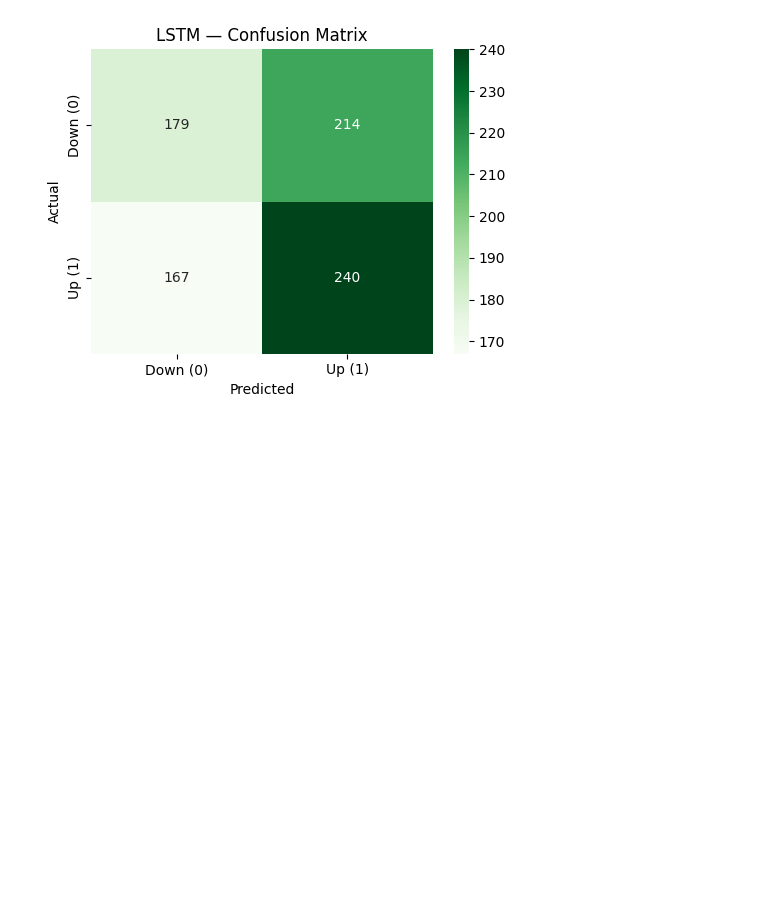
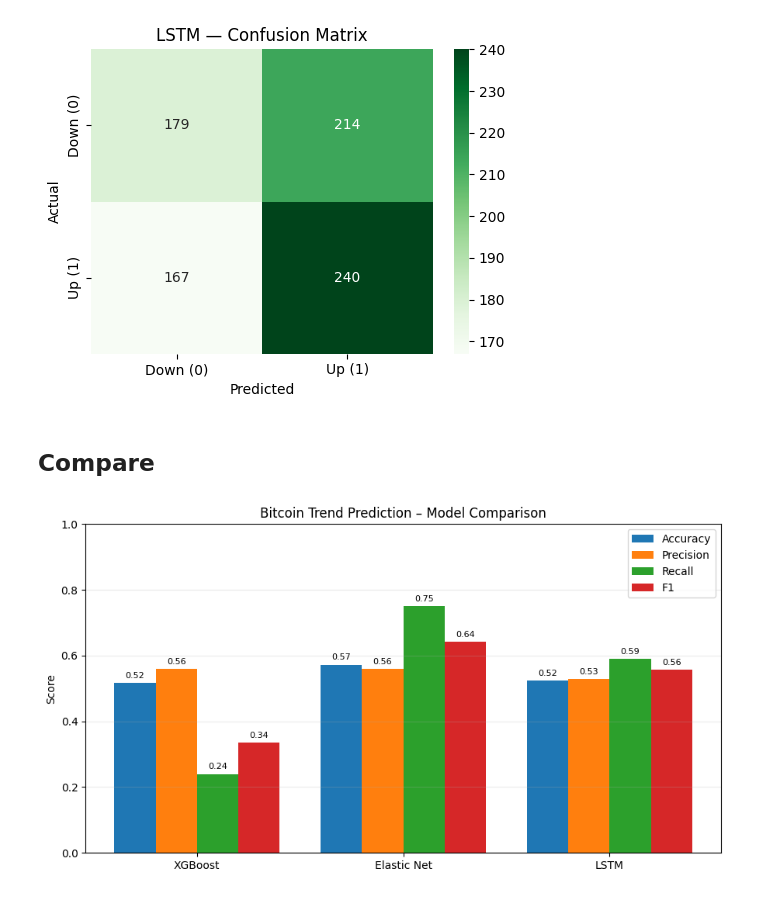
Before and after one commit to jordisa20/BTC-Price-Predictor, a Jupyter notebook: notebooks/bitcoin_trend.ipynb, the cells around one changed output. Saved outputs shown, nothing was run; the diff lists cells and outputs as text; code cells hidden in the pictures; blank space fills up the shorter version.

Commit message:
Add model comparison chart with value labels above each bar

```diff
--- a/notebooks/bitcoin_trend.ipynb
+++ b/notebooks/bitcoin_trend.ipynb
@@ -487,3 +487,47 @@ plt.tight_layout()
 plt.show()
 # %% [output]
 [figure]
+# %% [markdown]
+## Compare
+# %%
+import numpy as np
+import matplotlib.pyplot as plt
+
+# Bar chart comparison of all 3 models
+metrics = ["Accuracy", "Precision", "Recall", "F1"]
+models = ["XGBoost", "Elastic Net", "LSTM"]
+
+scores = np.array([
+    [xgb_acc, xgb_prec, xgb_rec, xgb_f1],
+    [en_acc, en_prec, en_rec, en_f1],
+    [lstm_acc, lstm_prec, lstm_rec, lstm_f1]
+])
+
+bar_width = 0.2
+x = np.arange(len(models))
+
+plt.figure(figsize=(9, 5))
+for i, metric in enumerate(metrics):
+    bars = plt.bar(x + i * bar_width, scores[:, i], width=bar_width, label=metric)
+
+    for bar in bars:
+        height = bar.get_height()
+        plt.text(
+            bar.get_x() + bar.get_width() / 2,
+            height + 0.01,
+            f"{height:.2f}",
+            ha='center',
+            va='bottom',
+            fontsize=8
+        )
+
+plt.xticks(x + bar_width * 1.5, models)
+plt.ylim(0, 1)
+plt.ylabel("Score")
+plt.title("Bitcoin Trend Prediction – Model Comparison")
+plt.legend(loc="upper right")
+plt.grid(axis="y", alpha=0.25)
+plt.tight_layout()
+plt.show()
+# %% [output]
+[figure, added]
```
